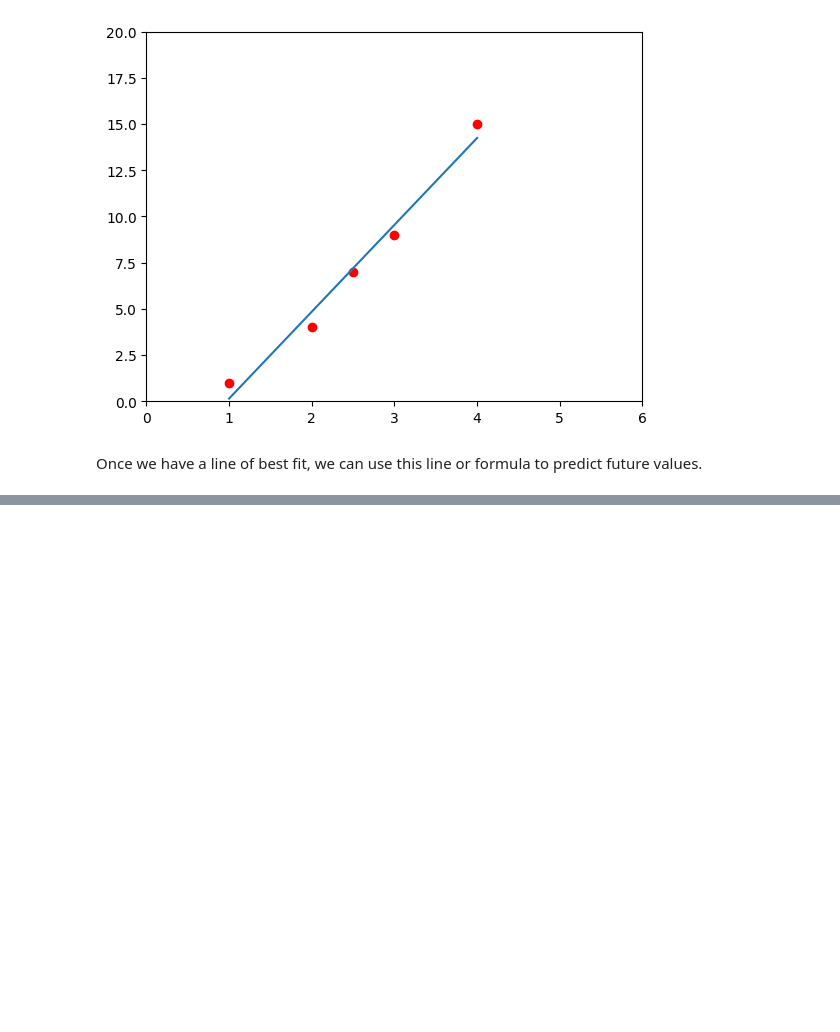
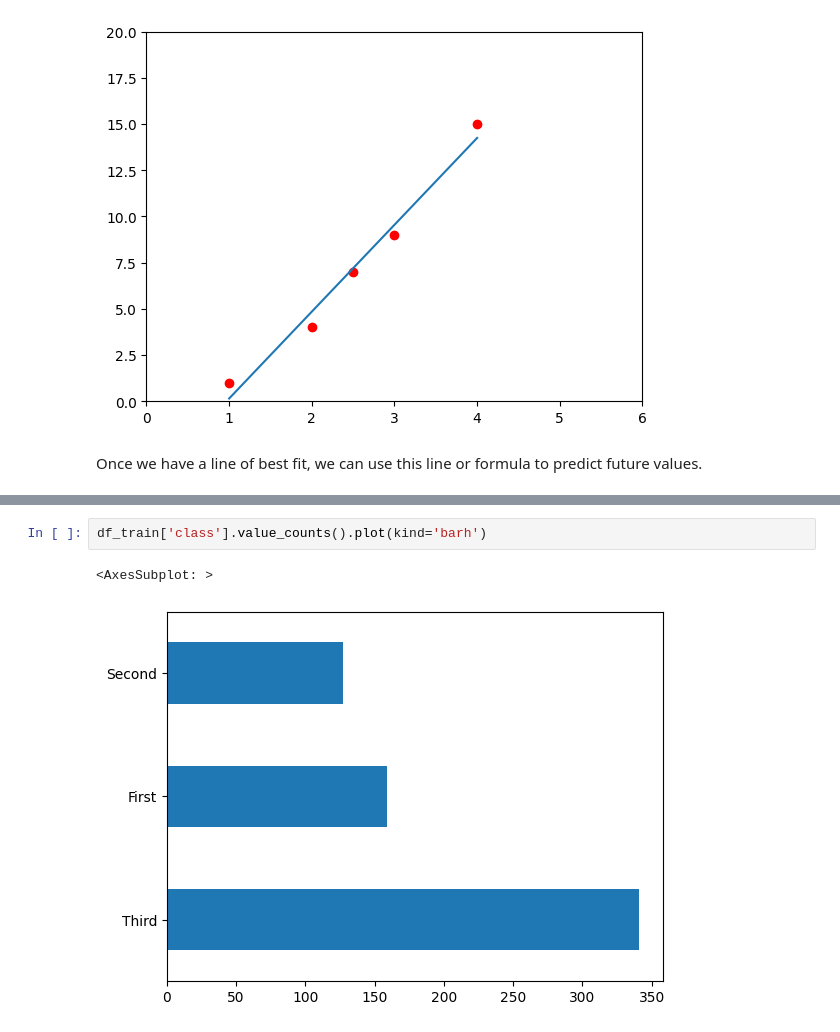
Before and after one commit to MatthewSoutherland/Machine_Learning, a Jupyter notebook: linearRegression.ipynb, the cells around one changed output, grey strips where cells are left out. Saved outputs shown, nothing was run; the diff lists cells and outputs as text; blank space fills up the shorter version.

```diff
--- a/linearRegression.ipynb
+++ b/linearRegression.ipynb
@@ -41,0 +93,5 @@ plt.show()
+# %%
+df_train['class'].value_counts().plot(kind='barh')
+# %% [output]
+<AxesSubplot: >
+[figure, added]
```
Also changed, not shown: parts of 18 cells of this notebook.
